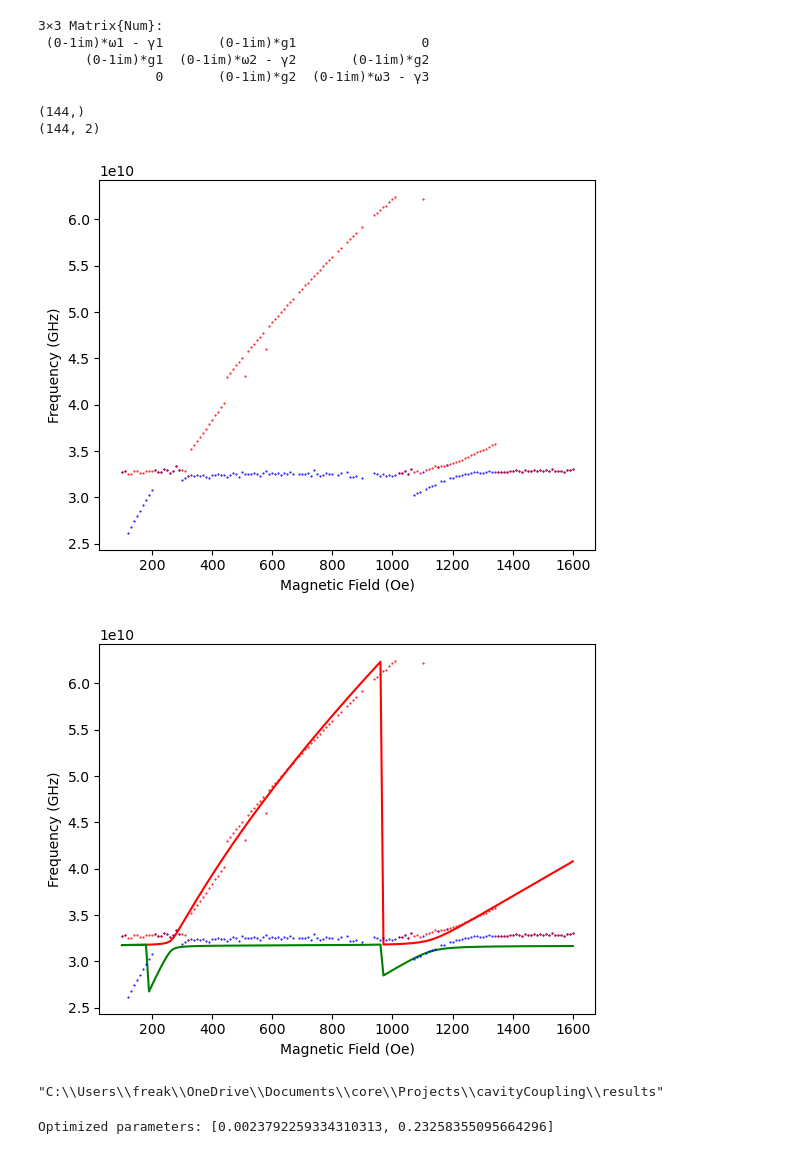
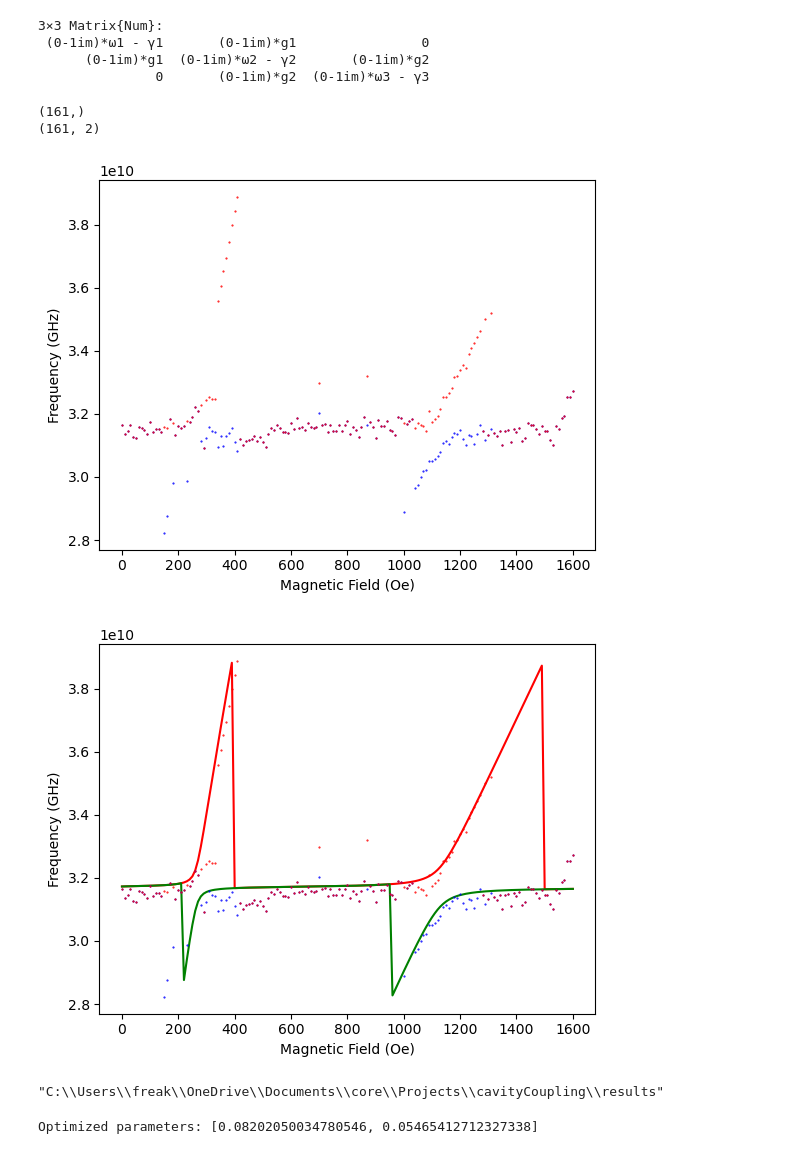
Before and after one commit to FazinHan/cavityCoupling, a Jupyter notebook: julianic.ipynb, the cells around one changed output. Cells and saved outputs as stored; diff of their text form; code cells hidden in the pictures.

```diff
--- a/julianic.ipynb
+++ b/julianic.ipynb
@@ -47,7 +47,7 @@ A
 # %%
 using DelimitedFiles
 
-type = "strong"
+type = "strong25"
 root = "C:\\Users\\freak\\OneDrive\\Documents\\core\\Projects\\cavityCoupling\\data"
 # Read the CSV file into a DataFrame
 # file_path = joinpath(root,"strong_peaks_widths.csv")
@@ -67,13 +67,13 @@ println(size(locs))
 plot(Hlist, locs[:,1], "bo", markersize=.5);plot(Hlist, locs[:,2], "ro", markersize=.5);
 xlabel("Magnetic Field (Oe)"); ylabel("Frequency (GHz)");
 # %% [output]
-(144,)
-(144, 2)
+(161,)
+(161, 2)
-[figure, old version]
+[figure, new version]
 # %%
 #Numerical calculations of dispersion spectra for case-1 (J > Γ)
 
-γ1n=0.1; γ2n=0.00469; γ3n=1.4e-4;
+γ1n=3.5e-3; γ2n=0.00469; γ3n=1.4e-4;
 g1n=.1;
 g2n=.1;
 ω2n = 3.17 * 1e10;
@@ -135,34 +135,34 @@ function main_calc_real_part_full(Hlist,g1n,g2n)
                 end
 
             end
             if any(isinf, Ann) || any(isnan, Ann)
                 println("Inf or NaN detected!")
                 println("Parameters: H=$H, g1n=$g1n, g2n=$g2n, γ1n=$γ1n, γ2n=$γ2n, γ3n=$γ3n")
                 println("Matrix Ann: $Ann")
             end
             data0=Ann * 1im
             data1 = la.eigen(data0)
 
             datar=la.real(data1.values)
         push!(occupationList1, datar[1]); push!(occupationList2, datar[2]); push!(occupationList3, datar[3]);
     end
     occupationList = [occupationList1 occupationList2 occupationList3]
     return occupationList
 end
 
 occupationList = main_calc_real_part_opt(Hlist,g1n,g2n)
 
 using PyPlot
 plot(Hlist,occupationList[:,1],"r");
 plot(Hlist,occupationList[:,2],"g");
 # plot(Hlist,occupationList[:,3],"b");
 plot(Hlist, locs[:,1], "bo", markersize=.5);plot(Hlist, locs[:,2], "ro", markersize=.5);
 xlabel("Magnetic Field (Oe)"); ylabel("Frequency (GHz)")
 
 # ylim(2.5e10, 4e10)
 root = "C:\\Users\\freak\\OneDrive\\Documents\\core\\Projects\\cavityCoupling\\results"
 # %% [output]
-[figure, old version]
+[figure, new version]
 "C:\\Users\\freak\\OneDrive\\Documents\\core\\Projects\\cavityCoupling\\results"
 # %%
 using Optim
@@ -215,7 +215,7 @@ using BeepBeep
 beep(4)
 # println(coefs)
 # %% [output]
-Optimized parameters: [0.0023792259334310313, 0.23258355095664296]
+Optimized parameters: [0.08202050034780546, 0.05465412712327338]
 # %%
 #Numerical calculations of dispersion spectra for case-1 (J > Γ)
 
```
Also changed, not shown: parts of 1 cell of this notebook, 2 other files.
